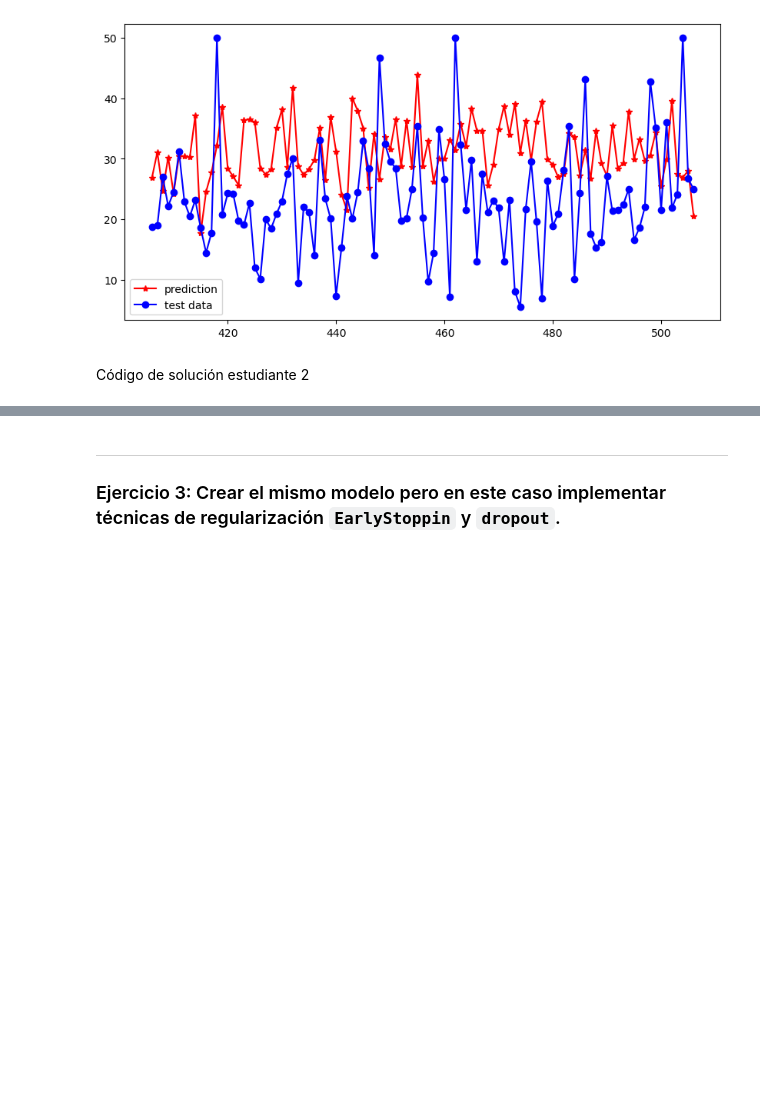
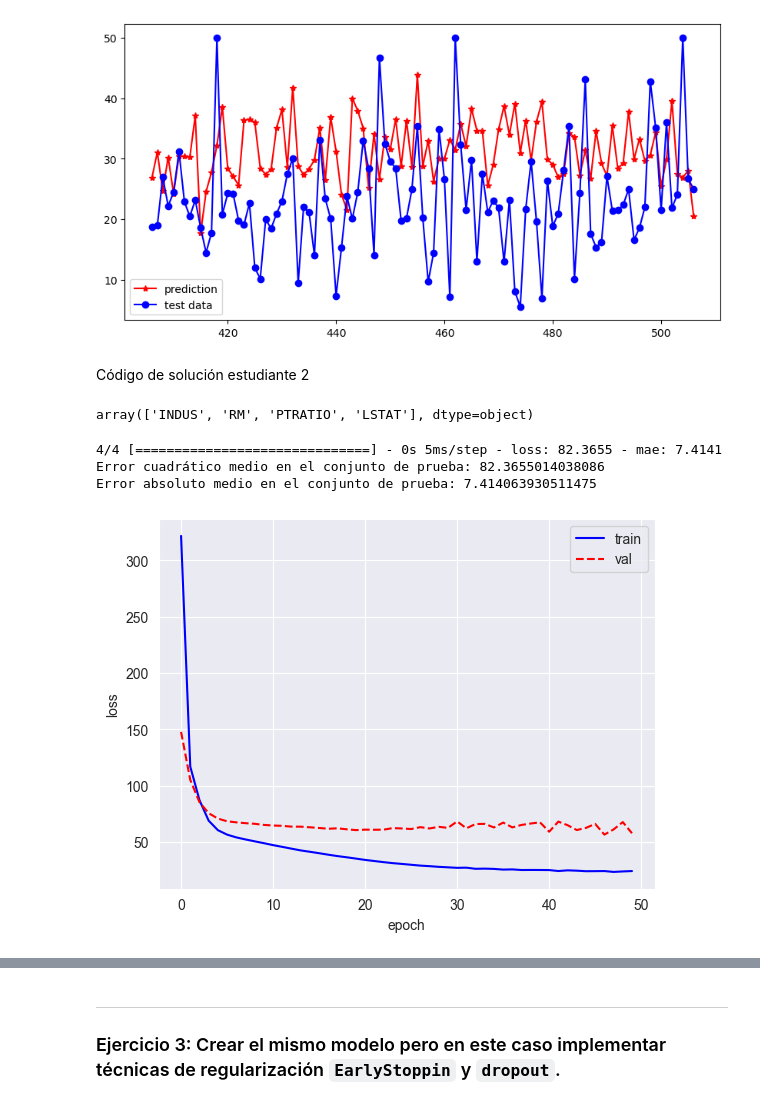
Before and after one commit to PauloVilla/ProyectoConjunto_PDCARDENAS_PAVILLA, a Jupyter notebook: Tarea_4.ipynb, the cells around one changed output, grey strips where cells are left out. Saved outputs shown, nothing was run; the diff lists cells and outputs as text; code cells hidden in the pictures; blank space fills up the shorter version.

```diff
--- a/Tarea_4.ipynb
+++ b/Tarea_4.ipynb
@@ -353,3 +419,42 @@ plt.show()
 [figure]
 # %% [markdown]
 Código de solución estudiante 2
+# %%
+columns = ['CRIM','ZN','INDUS','CHAS','NOX','RM','AGE','DIS','RAD','TAX','PTRATIO','B','LSTAT']
+# Nos quedamos solo con estas variables
+data = pd.DataFrame(train_data)
+data.columns = columns
+
+# Seleccionamos variables importantes con la función SelectKBest
+model = SelectKBest(score_func=f_regression, k=4)
+results = model.fit(data, train_labels)
+results.get_feature_names_out()
+# %% [output]
+array(['INDUS', 'RM', 'PTRATIO', 'LSTAT'], dtype=object)
+# %%
+# Hacemos un modelo solo con esas variables
+train_data = data[["INDUS", "RM", "PTRATIO", "LSTAT"]]
+
+# Creamos un modelo para predecir con todas las variables
+n = train_data.shape[1]
+
+# Definir la arquitectura de la red neuronal
+model2 = keras.Sequential([
+    keras.layers.Dense(64, activation='relu', input_shape=(n,)),
+    keras.layers.Dense(64, activation='relu'),
+    keras.layers.Dense(128, activation='relu'),
+    keras.layers.Dense(1)
+])
+# Compilar el modelo
+model2.compile(optimizer='rmsprop', loss='mse', metrics=['mae'])
+
+# Entrenar el modelo
+# argumentos: validation_split, shuffle, epochs, verbose
+model_fit = model2.fit(
+    train_data, train_labels,
+    validation_split=0.2,
+    shuffle=False,
+    epochs=50,
+    batch_size=32,
+    verbose=0
+)
@@ -355,0 +465,19 @@ Código de solución estudiante 2
+# %%
+# Evaluar el modelo en el conjunto de prueba
+test_mse_score, test_mae_score = model2.evaluate(test_data, test_labels)
+print('Error cuadrático medio en el conjunto de prueba:', test_mse_score)
+print('Error absoluto medio en el conjunto de prueba:', test_mae_score)
+# %% [output]
+4/4 [==============================] - 0s 5ms/step - loss: 82.3655 - mae: 7.4141
+Error cuadrático medio en el conjunto de prueba: 82.3655014038086
+Error absoluto medio en el conjunto de prueba: 7.414063930511475
+# %%
+# Graficar el loss del conjunto de entrenamiento y de validación
+plt.plot(model_fit.history['loss'], 'b', label='train')
+plt.plot(model_fit.history['val_loss'], 'r--', label='val')
+plt.ylabel('loss')
+plt.xlabel('epoch')
+plt.legend()
+plt.show()
+# %% [output]
+[figure, added]
```
Also changed, not shown: parts of 14 cells of this notebook.
